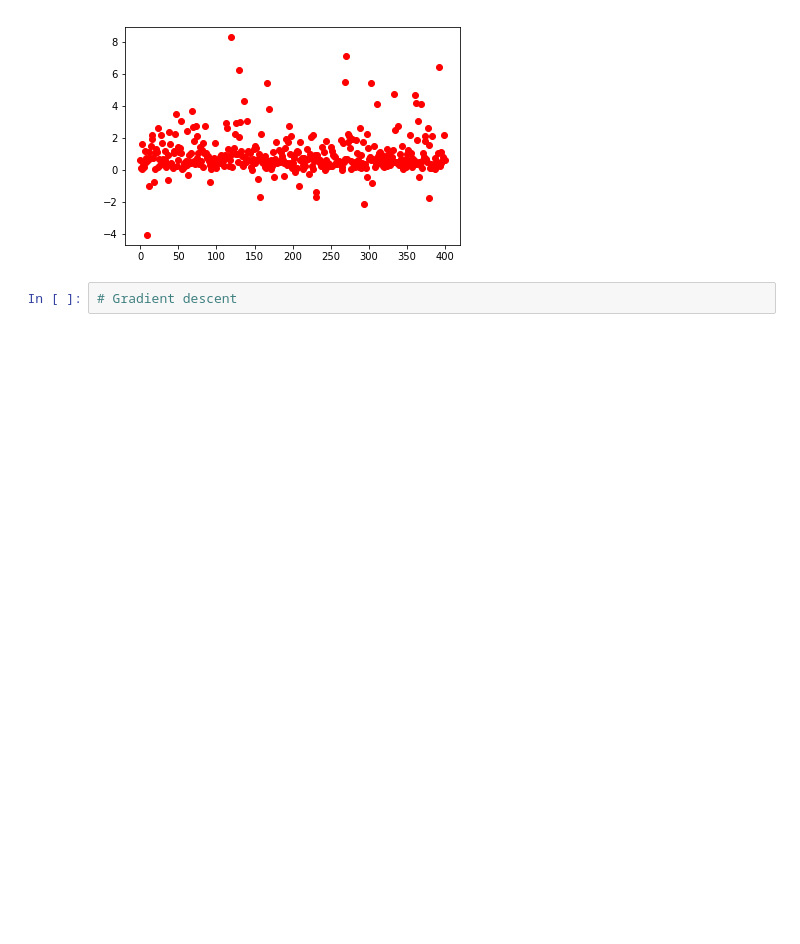
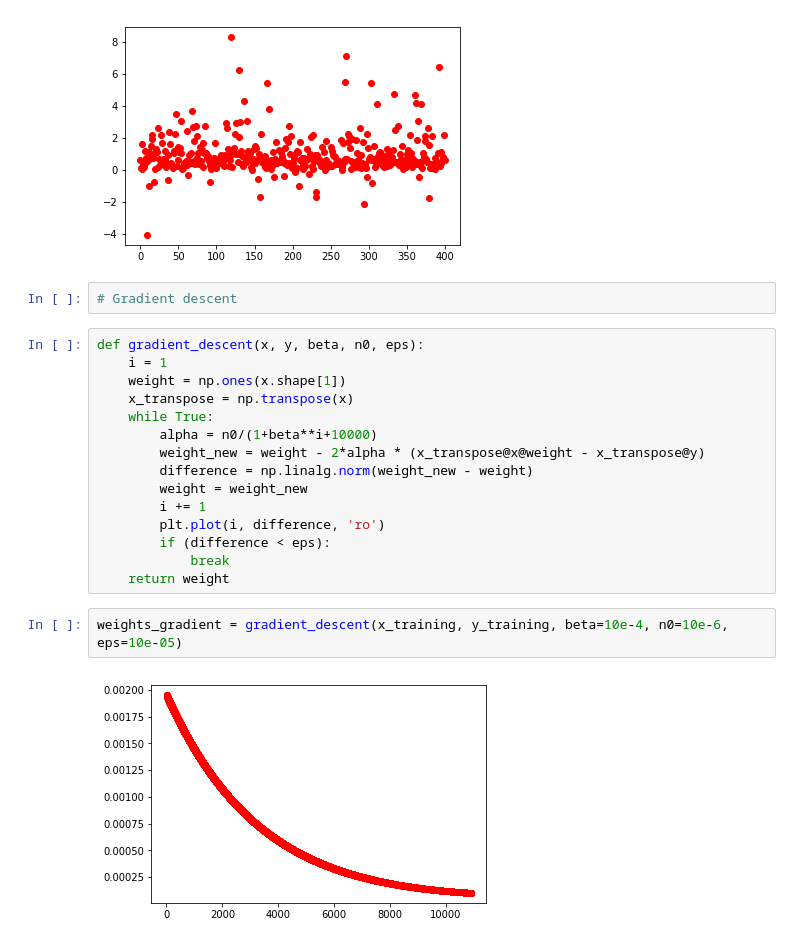
Before and after one commit to wkkmike/Linear_Regression_for_Reddit_Comment-, a Jupyter notebook: Question2.ipynb, the cells around one changed output. Saved outputs shown, nothing was run; the diff lists cells and outputs as text; blank space fills up the shorter version.

Commit message:
Gradient Descent w/o bias

```diff
--- a/Question2.ipynb
+++ b/Question2.ipynb
@@ -79,3 +86,22 @@ plt.show()
 [figure]
 # %%
 # Gradient descent
+# %%
+def gradient_descent(x, y, beta, n0, eps):
+    i = 1
+    weight = np.ones(x.shape[1])
+    x_transpose = np.transpose(x)
+    while True:
+        alpha = n0/(1+beta**i+10000)
+        weight_new = weight - 2*alpha * (x_transpose@x@weight - x_transpose@y)
+        difference = np.linalg.norm(weight_new - weight)
+        weight = weight_new
+        i += 1
+        plt.plot(i, difference, 'ro')
+        if (difference < eps):
+            break
+    return weight
+# %%
+weights_gradient = gradient_descent(x_training, y_training, beta=10e-4, n0=10e-6, eps=10e-05)
+# %% [output]
+[figure, added]
```
Also changed, not shown: parts of 4 cells of this notebook.
